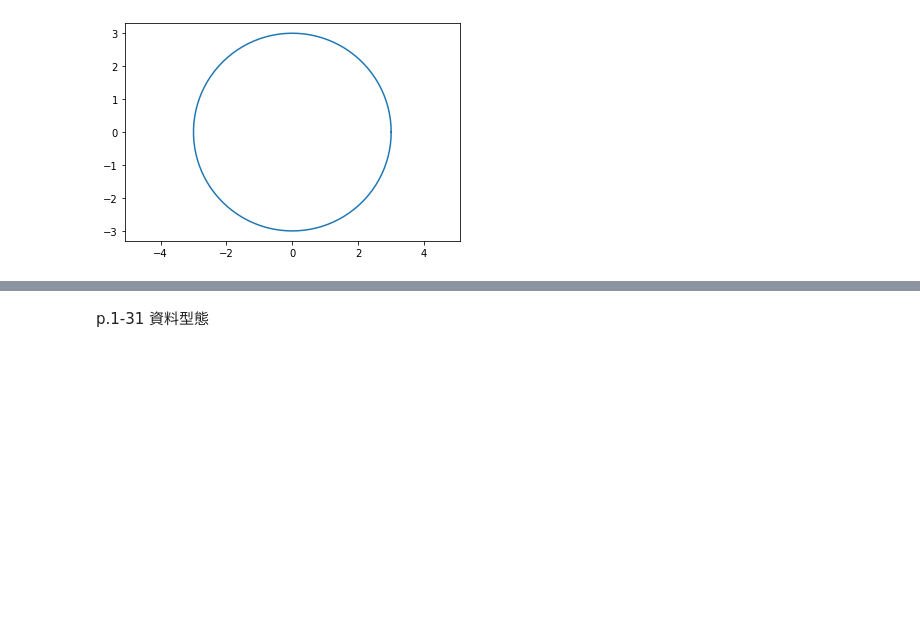
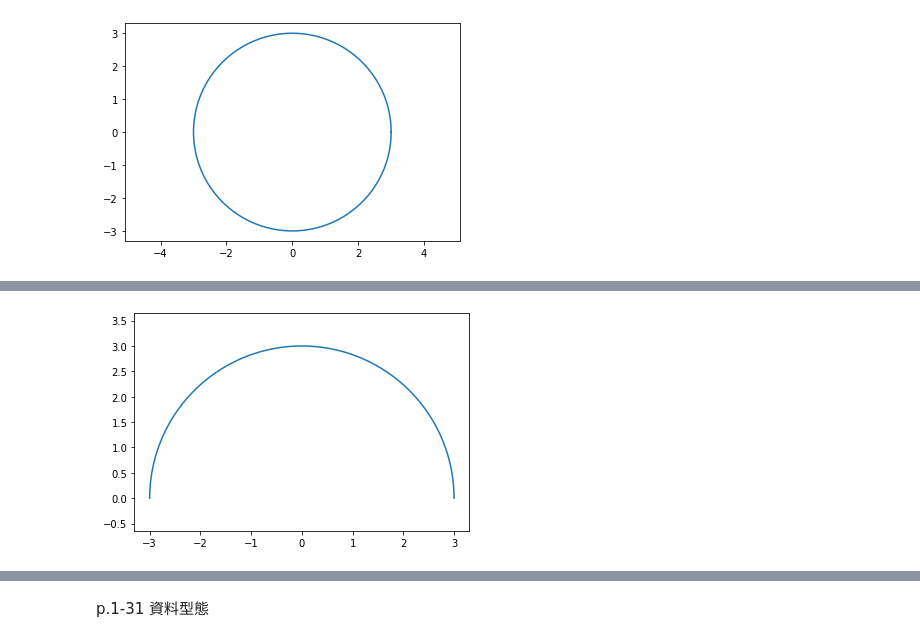
Before and after one commit to TienLungSun/Python, a Jupyter notebook: IE118 week3.ipynb, the cells around one changed output, grey strips where cells are left out. Saved outputs shown, nothing was run; the diff lists cells and outputs as text; code cells hidden in the pictures; blank space fills up the shorter version.

```diff
--- a/IE118 week3.ipynb
+++ b/IE118 week3.ipynb
@@ -97,0 +110,10 @@ plt.show()
+# %%
+radian1=np.linspace(0, mypi, 100)
+r=3
+x=r*np.cos(radian1)
+y=r*np.sin(radian1)
+plt.plot(x, y)
+plt.axis('equal')
+plt.show()
+# %% [output]
+[figure, added]
```
Also changed, not shown: parts of 18 cells of this notebook.
